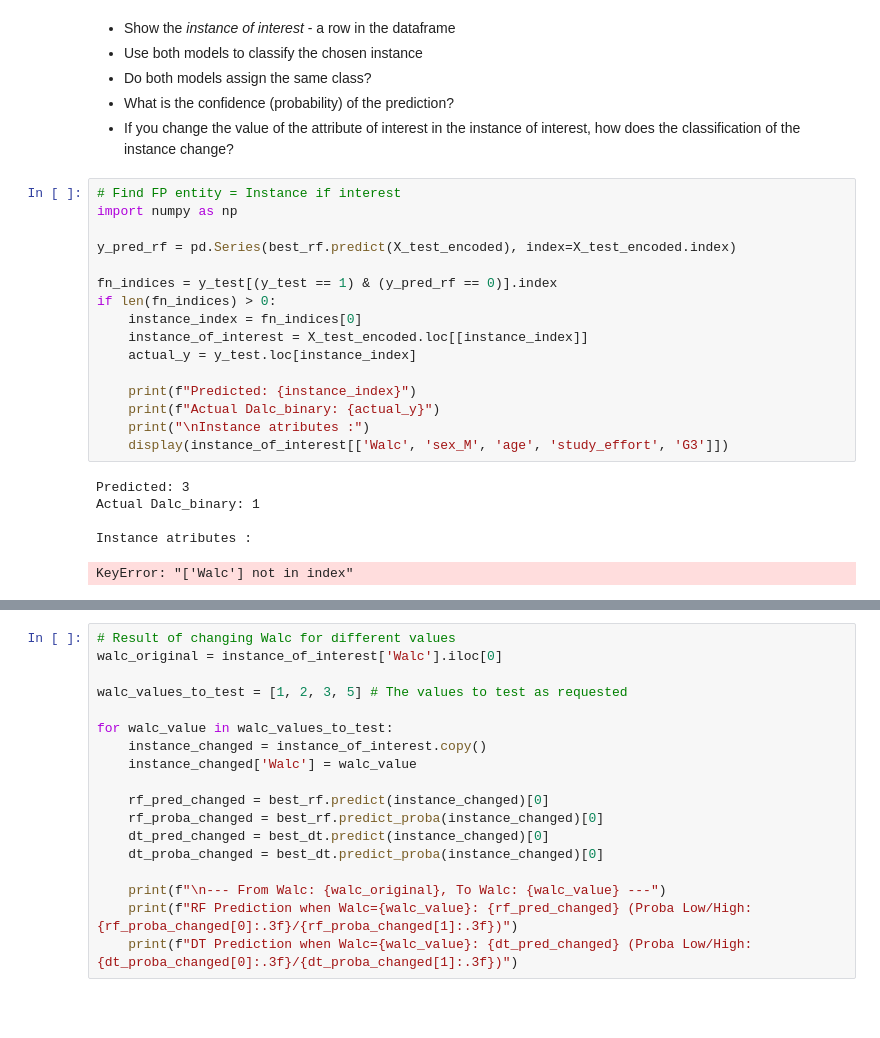
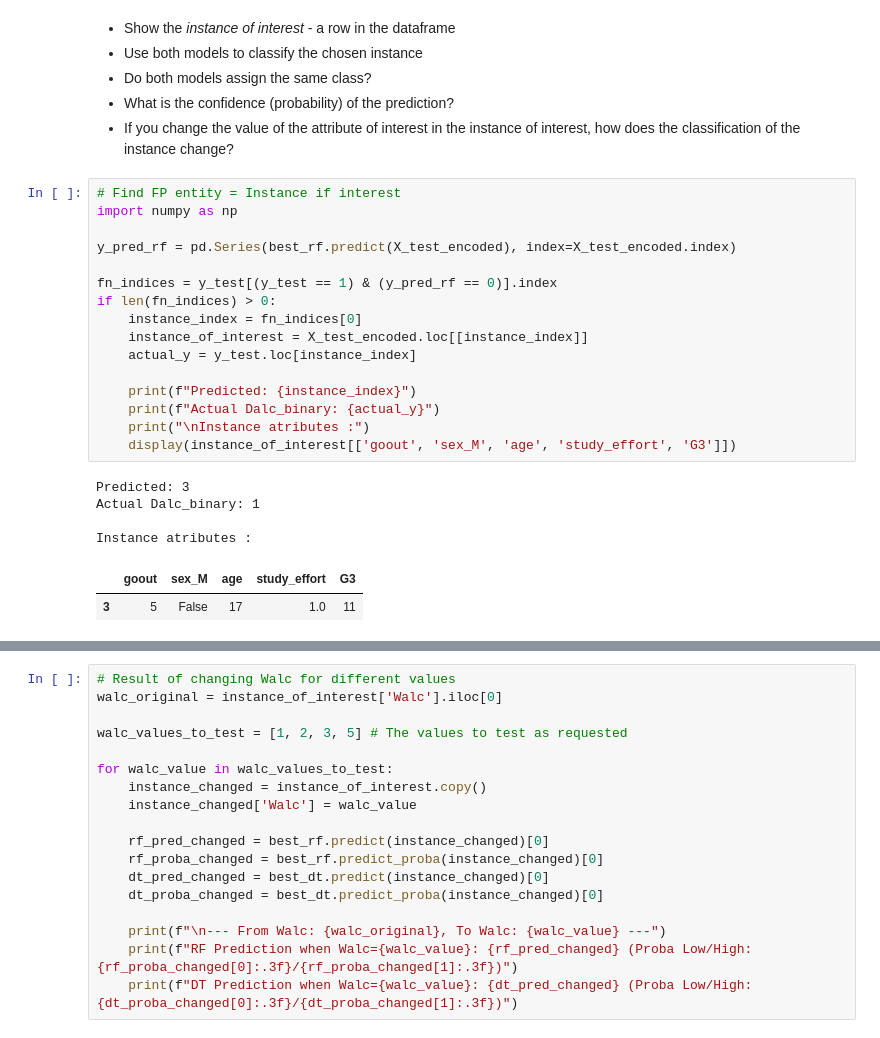
Before and after one commit to adela-domokosova/test, a Jupyter notebook: template_coursework_classification.ipynb, the cells around one changed output, grey strips where cells are left out. Drawn from its saved outputs; the diff is of its cells as text; blank space fills up the shorter version.

```diff
--- a/template_coursework_classification.ipynb
+++ b/template_coursework_classification.ipynb
@@ -1126,25 +827,26 @@ Top 10 Feature Importances for Random Forest Model:
 # %%
 # Find FP entity = Instance if interest
 import numpy as np
 
 y_pred_rf = pd.Series(best_rf.predict(X_test_encoded), index=X_test_encoded.index)
 
 fn_indices = y_test[(y_test == 1) & (y_pred_rf == 0)].index
 if len(fn_indices) > 0:
     instance_index = fn_indices[0]
     instance_of_interest = X_test_encoded.loc[[instance_index]]
     actual_y = y_test.loc[instance_index]
 
     print(f"Predicted: {instance_index}")
     print(f"Actual Dalc_binary: {actual_y}")
     print("\nInstance atributes :")
-    display(instance_of_interest[['Walc', 'sex_M', 'age', 'study_effort', 'G3']])
+    display(instance_of_interest[['goout', 'sex_M', 'age', 'study_effort', 'G3']])
 # %% [output]
 Predicted: 3
 Actual Dalc_binary: 1
 
 Instance atributes :
-KeyError: "['Walc'] not in index"
+|  | goout | sex_M | age | study_effort | G3 |
+| 3 | 5 | False | 17 | 1.0 | 11 |
 # %%
 import pandas as pd
 import joblib
```
Also changed, not shown: parts of 21 cells of this notebook.
